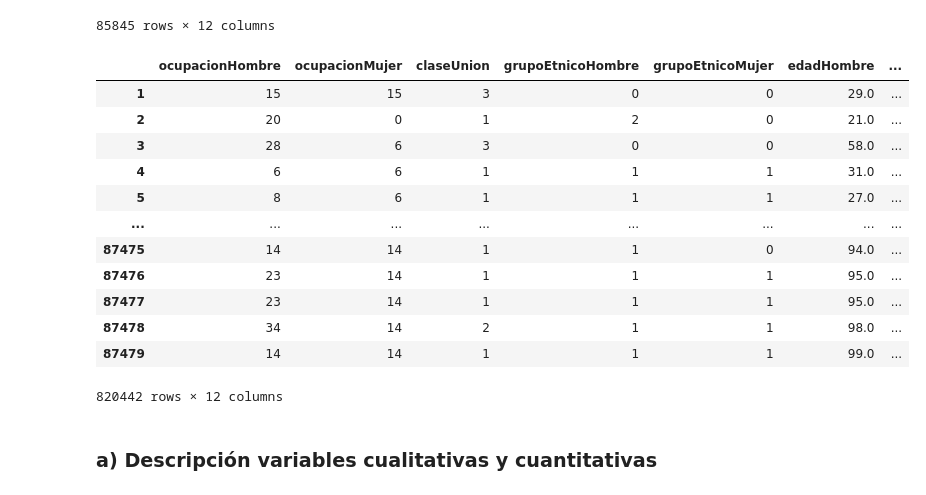
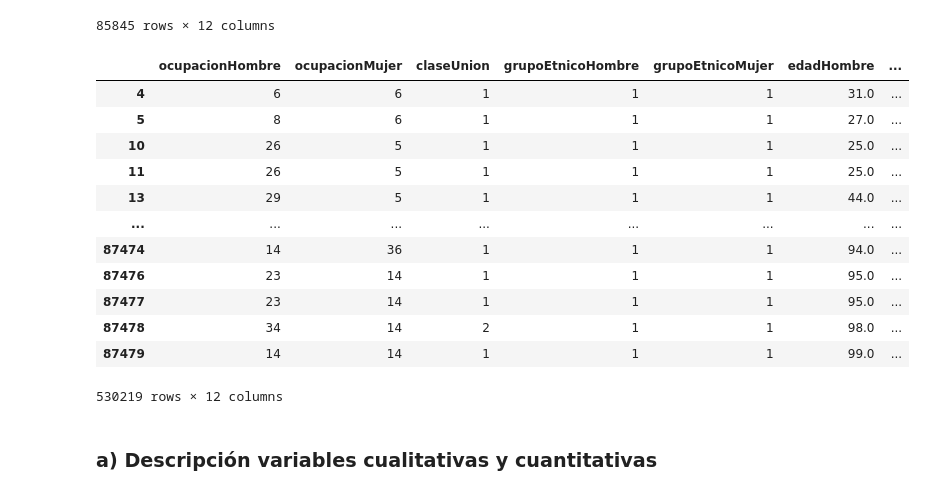
Before and after one commit to MGonza20/Proyecto1_MD, a Jupyter notebook: proyecto_final.ipynb, the cells around one changed output. Cells and saved outputs as stored; diff of their text form; code cells hidden in the pictures.

```diff
--- a/proyecto_final.ipynb
+++ b/proyecto_final.ipynb
@@ -888,28 +888,29 @@ data_2021_final
 # %%
 # Uniendo data de 2011 a 2021
 data_final = pd.concat([data_2011_final, data_2012_final, data_2013_final, data_2014_final, data_2015_final, data_2016_final, data_2017_final, data_2018_final, data_2019_final, data_2020_final, data_2021_final])
 
 # Borrar toda la data que no tenga data valida
 data_final.drop(data_final.index[data_final['edadHombre'] == "Ignorado"], inplace=True)
 data_final.drop(data_final.index[data_final['edadMujer'] == "Ignorado"], inplace=True)
 
-data_final = data_final.dropna()
+# Borrando las filas que tengan algun valor igual a 0
+data_final = data_final[(data_final != 0).all(1)]
 
 data_final
 # %% [output]
 |  | ocupacionHombre | ocupacionMujer | claseUnion | grupoEtnicoHombre | grupoEtnicoMujer | edadHombre | ... |
-| 1 | 15 | 15 | 3 | 0 | 0 | 29.0 | ... |
-| 2 | 20 | 0 | 1 | 2 | 0 | 21.0 | ... |
-| 3 | 28 | 6 | 3 | 0 | 0 | 58.0 | ... |
 | 4 | 6 | 6 | 1 | 1 | 1 | 31.0 | ... |
 | 5 | 8 | 6 | 1 | 1 | 1 | 27.0 | ... |
+| 10 | 26 | 5 | 1 | 1 | 1 | 25.0 | ... |
+| 11 | 26 | 5 | 1 | 1 | 1 | 25.0 | ... |
+| 13 | 29 | 5 | 1 | 1 | 1 | 44.0 | ... |
 | ... | ... | ... | ... | ... | ... | ... | ... |
-| 87475 | 14 | 14 | 1 | 1 | 0 | 94.0 | ... |
+| 87474 | 14 | 36 | 1 | 1 | 1 | 94.0 | ... |
 | 87476 | 23 | 14 | 1 | 1 | 1 | 95.0 | ... |
 | 87477 | 23 | 14 | 1 | 1 | 1 | 95.0 | ... |
 | 87478 | 34 | 14 | 2 | 1 | 1 | 98.0 | ... |
 | 87479 | 14 | 14 | 1 | 1 | 1 | 99.0 | ... |
-820442 rows × 12 columns
+530219 rows × 12 columns
 # %% [markdown]
 ### a) Descripción variables cualitativas y cuantitativas
 # %%
```
Also changed, not shown: parts of 2 cells of this notebook.
